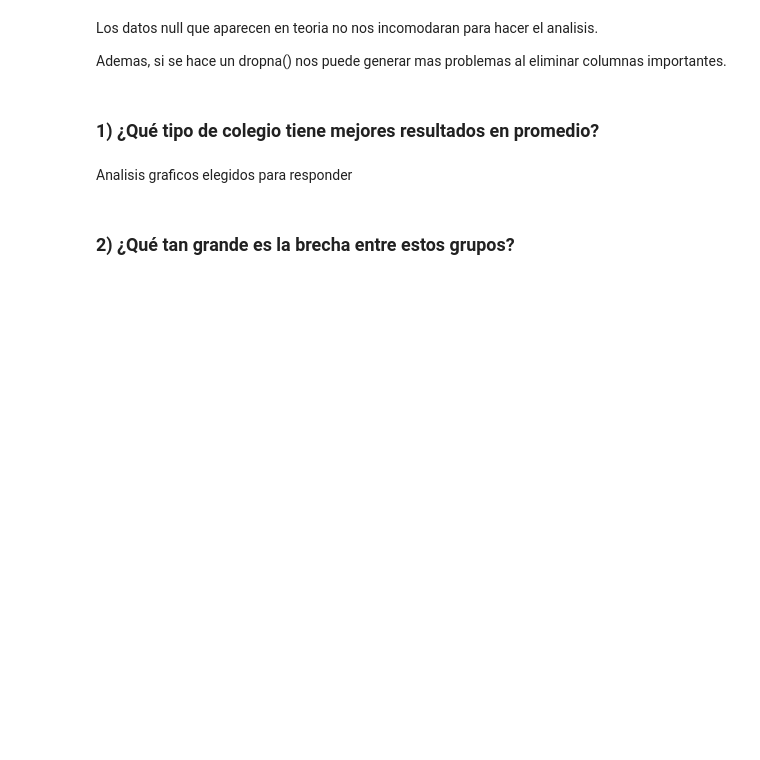
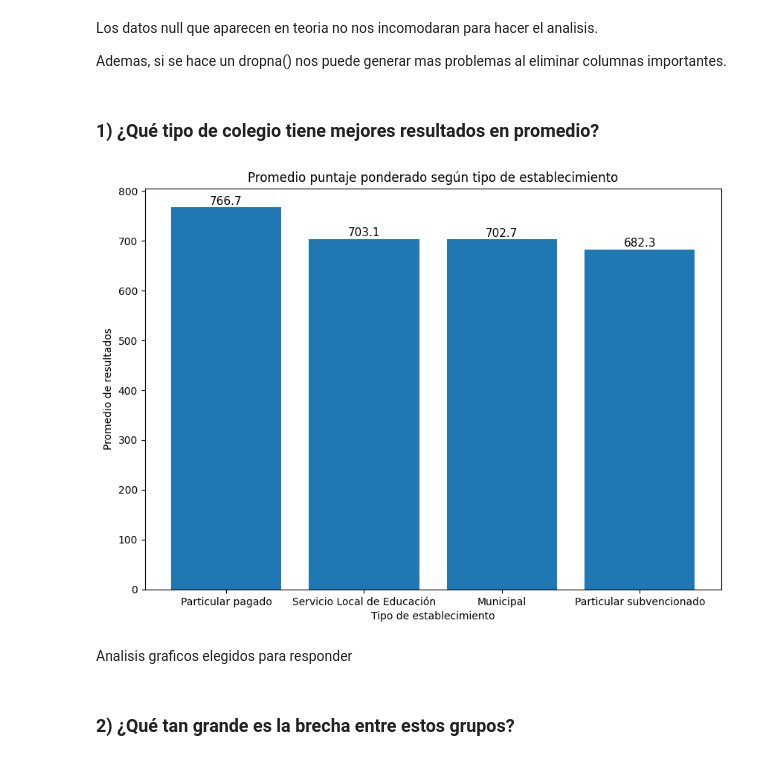
Before and after one commit to LmChicao/Proyecto-Intro-Ciencias-de-datos-2025-2-, a Jupyter notebook: Resultado proyecto/Resultado 2025.ipynb, the cells around one changed output. Cells and saved outputs as stored; diff of their text form; code cells hidden in the pictures; blank space fills up the shorter version.

Commit message:
falta grafico preg 2 y 4

```diff
--- a/Resultado proyecto/Resultado 2025.ipynb
+++ b/Resultado proyecto/Resultado 2025.ipynb
@@ -78,7 +78,45 @@ Ademas, si se hace un dropna() nos puede generar mas problemas al eliminar colum
 # %% [markdown]
 ### **1) ¿Qué tipo de colegio tiene mejores resultados en promedio?**
 # %%
-#Codigo graficos pregunta 1
+# usamos las columnas "PTJE_POND" y " GRUPO_DEPENDENCIA_x"
+# esta ult. pq cuando unimos los archivos, esta columna venia de inscripcion, y
+# GRUPO_DEPENDENCIA_y" proviene de rendicion, y esta base no esta hecha para describir el colegio
+# asi tomamos la primera
+
+# los datos de la columna "PTJE_POND" estan en formato object y los convierto a float para
+# hacer operaciones matematicas pero los datos usan comas por lo que las remplazo con puntos
+df_2025["PTJE_POND"] = df_2025["PTJE_POND"].astype(str).str.replace(",", ".", regex=False)
+df_2025["PTJE_POND"] = pd.to_numeric(df_2025["PTJE_POND"], errors="coerce")
+# errors="coerce" → si encuentra algo raro, lo pone como NaN para evitar errores
+
+# creo un dict para cambiar asignarle el significado del dato que esta en grupo dependencia
+mapa_dependencia = {1: "Particular pagado", 2: "Particular subvencionado",
+                  3: "Municipal", 4: "Servicio Local de Educación"}
+
+# creo una nueva columna donde guardo el tipo de colegio, pero como corresponde, no como un numero
+df_2025["TIPO_COLEGIO"] = df_2025["GRUPO_DEPENDENCIA_x"].map(mapa_dependencia)
+
+# ahora, agrupo los datos por tipo de colegio y calculo el promedio del ptje
+resumen = (df_2025.groupby("TIPO_COLEGIO")["PTJE_POND"].mean().reset_index()
+    .dropna(subset=["TIPO_COLEGIO"]).sort_values("PTJE_POND", ascending=False))
+# tmb elimino filas donde los datos de TIPO_COLEGIO sea NaN
+# y ordeno los puntajes de mayor a menor
+
+# defino el tamaño del grafico (de barras)
+plt.figure(figsize=(10, 7))
+plt.bar(resumen["TIPO_COLEGIO"], resumen["PTJE_POND"])
+# asigno el name del grafico y de los ejes (x, y)
+plt.title("Promedio puntaje ponderado según tipo de establecimiento")
+plt.xlabel("Tipo de establecimiento")
+plt.ylabel("Promedio de resultados")
+plt.xticks(rotation=0)
+
+for i, valor in enumerate(resumen["PTJE_POND"]):
+    plt.text(i, valor + 1, f"{valor:.1f}", ha='center', va='bottom', fontsize=11)
+# esto lo uso para que cada barra tenga su valor numerico exacto encima, asi es mas facil de entender
+plt.show() # muestro el grafico
+# %% [output]
+[figure, added]
 # %% [markdown]
 Analisis graficos elegidos para responder
 # %% [markdown]
```
Also changed, not shown: parts of 2 cells of this notebook.
